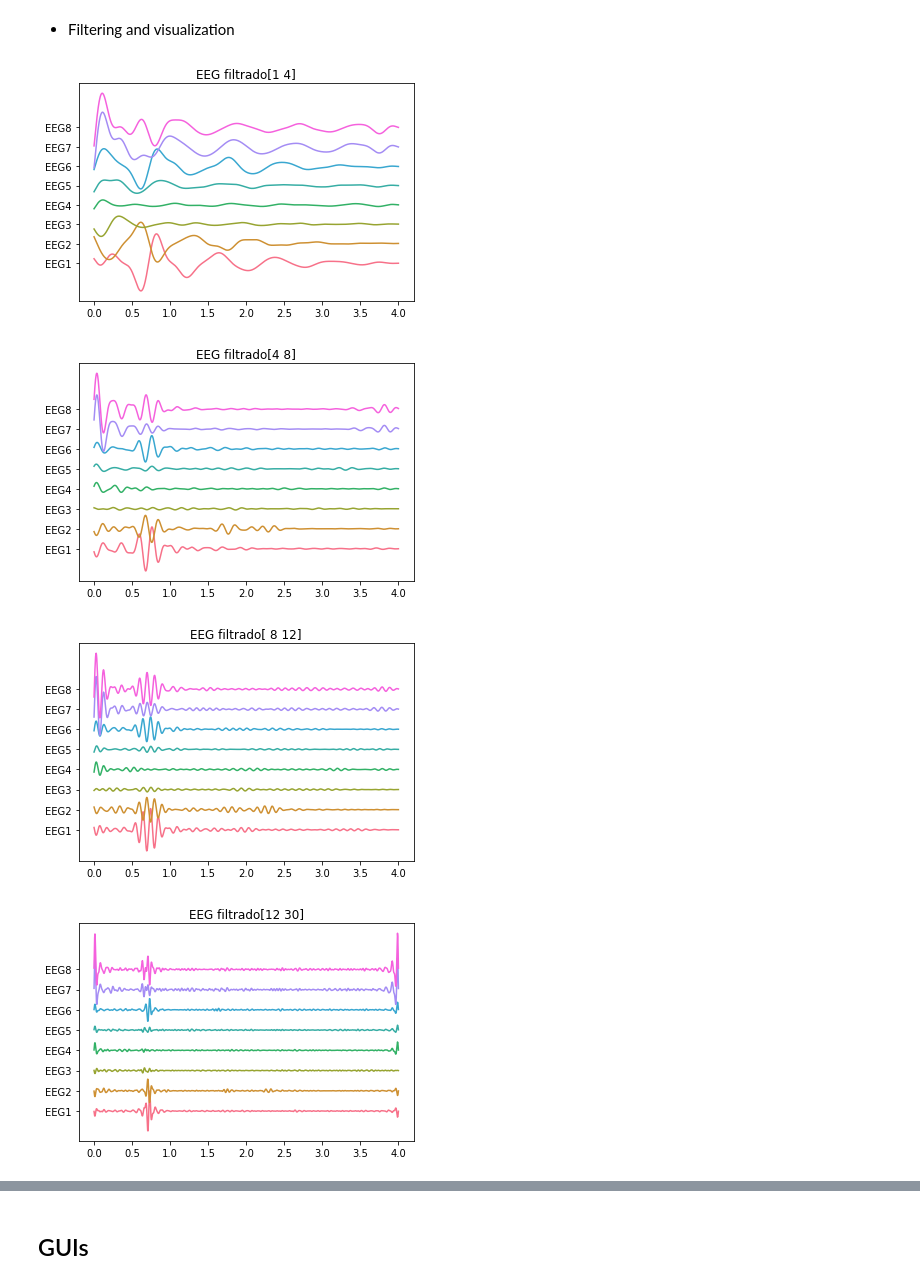
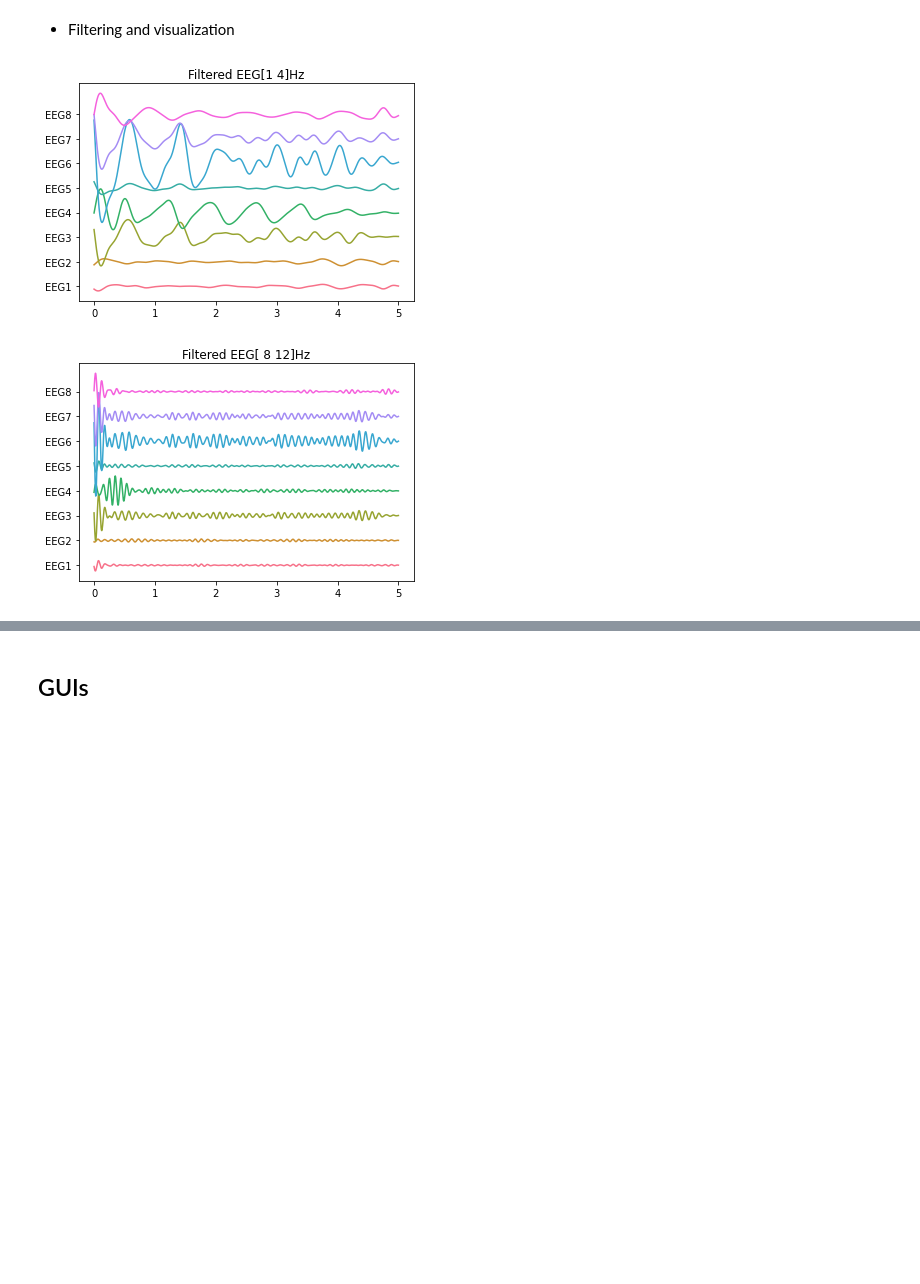
Before and after one commit to HaroldMDiazVargas/OpenBCI-Python, a Jupyter notebook: Run.ipynb, the cells around one changed output, grey strips where cells are left out. Drawn from its saved outputs; the diff is of its cells as text; code cells hidden in the pictures; blank space fills up the shorter version.

```diff
--- a/Run.ipynb
+++ b/Run.ipynb
@@ -78,7 +84,7 @@ Aux Channels : 3
 fs = 250.0                     # Sample Frequency
 START_BYTE = 0xA0
 END_BYTE = 0xC0
-TIME = 4                       #Seconds to read
+TIME = 6                       #Seconds to read
 Adquic = int(TIME*fs)          #Samples to read
 eeg_raw = []                   #Save raw data
 # %% [markdown]
@@ -196,37 +202,43 @@ for i in range(fil):
 # %% [markdown]
 - Filtering and visualization
 # %%
+t_skip = 1
+samples_skip = t_skip*fs
 channels_names = ["EEG1","EEG2","EEG3","EEG4","EEG5","EEG6","EEG7","EEG8"]
-channels,T = eeg_raw.shape
-f_frec = np.array([[1,4],[4,8],[8,12],[12,30],[8,30]])
+eeg_raw_plot = np.zeros((eeg_raw.shape[0],int(eeg_raw.shape[1]-samples_skip)))
+channels,T = eeg_raw_plot.shape
+
+for i in range(channels):
+    eeg_raw_plot[i,:]=eeg_raw[i,int(samples_skip):]
+
+
+f_frec = np.array([[1,4],[8,12]])
 nf,ff = f_frec.shape
 nyq = 0.5 * fs
 order = 5
 eeg_raw_f = np.zeros((channels,T,nf))
 
 for f in range(nf):
     lfc = f_frec[f,0]
     hfc = f_frec[f,1]
     low = lfc / nyq
     high = hfc / nyq
     b, a = butter(order, [low, high], btype='band')
-    eeg_raw_f[:,:,f] = filtfilt(b,a,eeg_raw,axis=1)
+    eeg_raw_f[:,:,f] = filtfilt(b,a,eeg_raw_plot,axis=1)
 
 
 for f in range(nf):
     data = eeg_raw_f[:,:,f]
     plt.figure(f)
-    plt.title('EEG filtrado'+str(f_frec[f]))
+    plt.title('Filtered EEG'+str(f_frec[f])+'Hz')
     sca=0.75
     time = np.linspace(0, data.shape[1] / fs, data.shape[1])
     fig = plt.gcf()
     sumf = sca*np.max(sca*(data-matlib.repmat(data.mean(axis=1).reshape(-1,1),1,data.shape[1])))
     plt.yticks(np.arange(0, sumf*len(channels_names),sumf),channels_names)
     color = sns.color_palette('husl',n_colors=data.shape[0])
     for i in range(data.shape[0]):
         plt.plot(time, (data[i,:] - data[i,:].mean()) + sumf*i,color=color[i])
 # %% [output]
-[figure, old version]
+[figure, new version]
-[figure, old version]
+[figure, new version]
-[figure, removed]
-[figure, removed]
```
Also changed, not shown: parts of 20 cells of this notebook, 16 other files.
